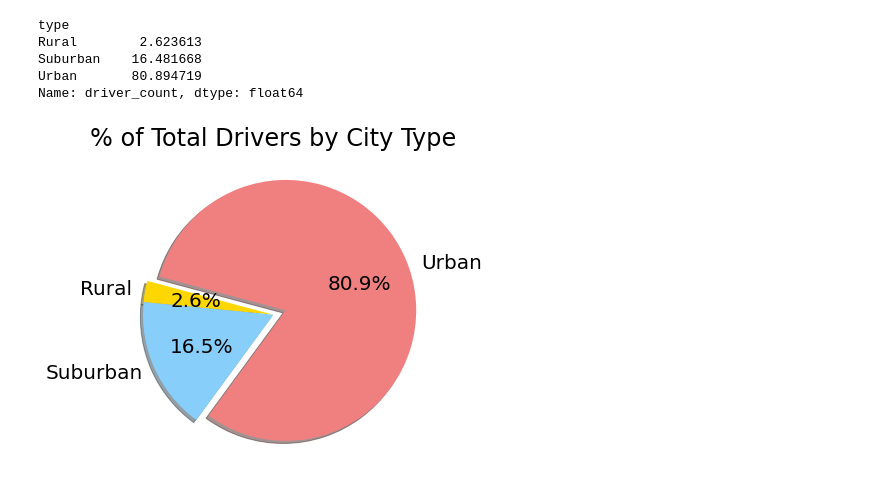
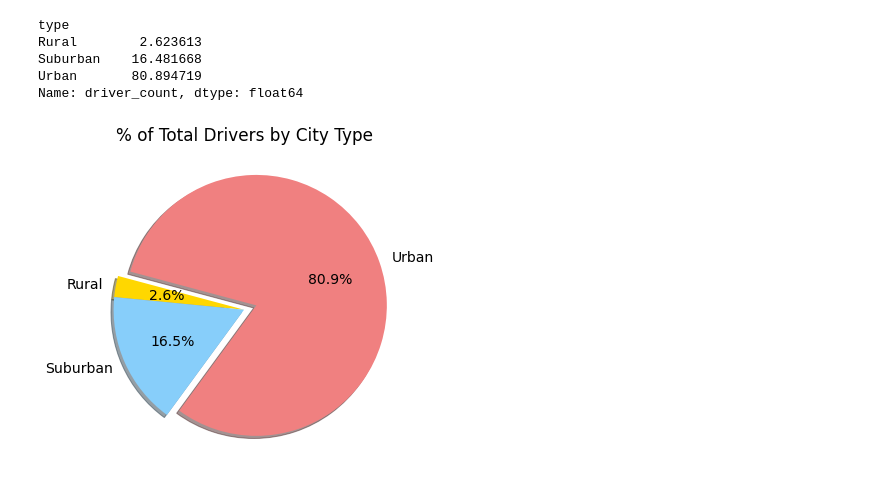
Before and after one commit to mthalken/PyBer_Analysis, a Jupyter notebook: PyBer.ipynb, the cells around one changed output. Cells and saved outputs as stored; diff of their text form; code cells hidden in the pictures.

```diff
--- a/PyBer.ipynb
+++ b/PyBer.ipynb
@@ -633,7 +633,7 @@ plt.pie(type_percents,
         startangle=150
        )
 plt.title("% of Total Fares by City Type")
-mpl.rcParams['font.size'] = 20
+mpl.rcParams['font.size'] = 14
 
 plt.savefig("analysis/Fig5.png")
 
@@ -663,7 +663,7 @@ plt.pie(ride_percents,
         startangle=150
        )
 plt.title("% of Total Rides by City Type")
-mpl.rcParams['font.size'] = 20
+mpl.rcParams['font.size'] = 14
 
 plt.savefig("analysis/Fig6.png")
 
@@ -683,20 +683,20 @@ Name: driver_count, dtype: float64
 # %%
 #Create a pie chart
 import matplotlib as mpl
 plt.subplots(figsize=(10, 6))
 plt.pie(driver_percents,
         labels=["Rural", "Suburban", "Urban"],
         colors=["gold", "lightskyblue", "lightcoral"],
         explode=[0, 0, 0.1],
         autopct='%1.1f%%',
         shadow=True,
         startangle=165
        )
 plt.title("% of Total Drivers by City Type")
-mpl.rcParams['font.size'] = 20
+mpl.rcParams['font.size'] = 14
 
 plt.savefig("analysis/Fig7.png")
 
 plt.show()
 # %% [output]
-[figure, old version]
+[figure, new version]
```
Also changed, not shown: parts of 2 cells of this notebook, 4 other files.
